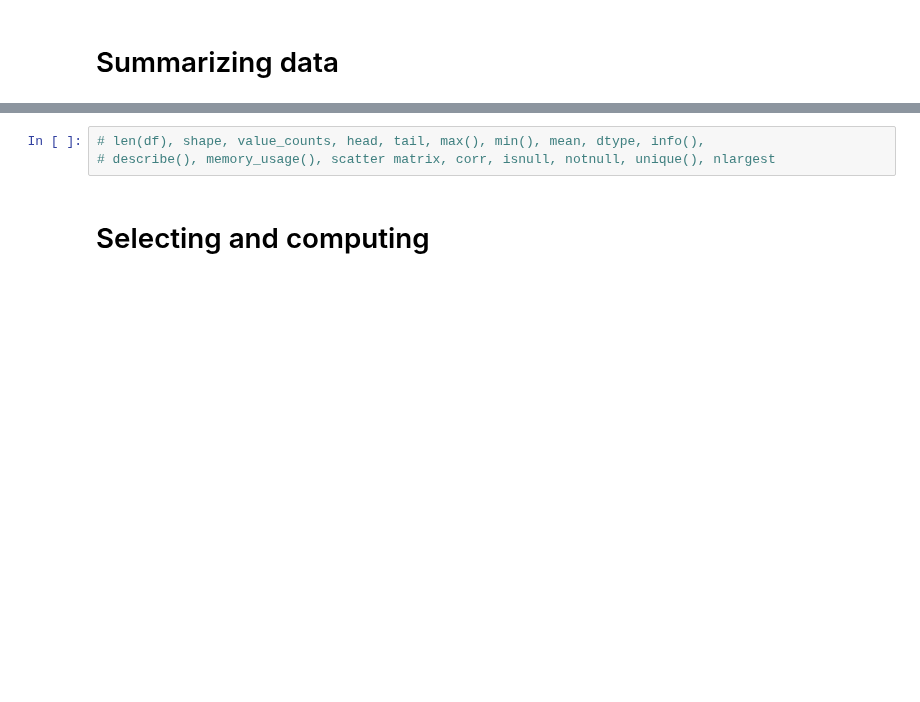
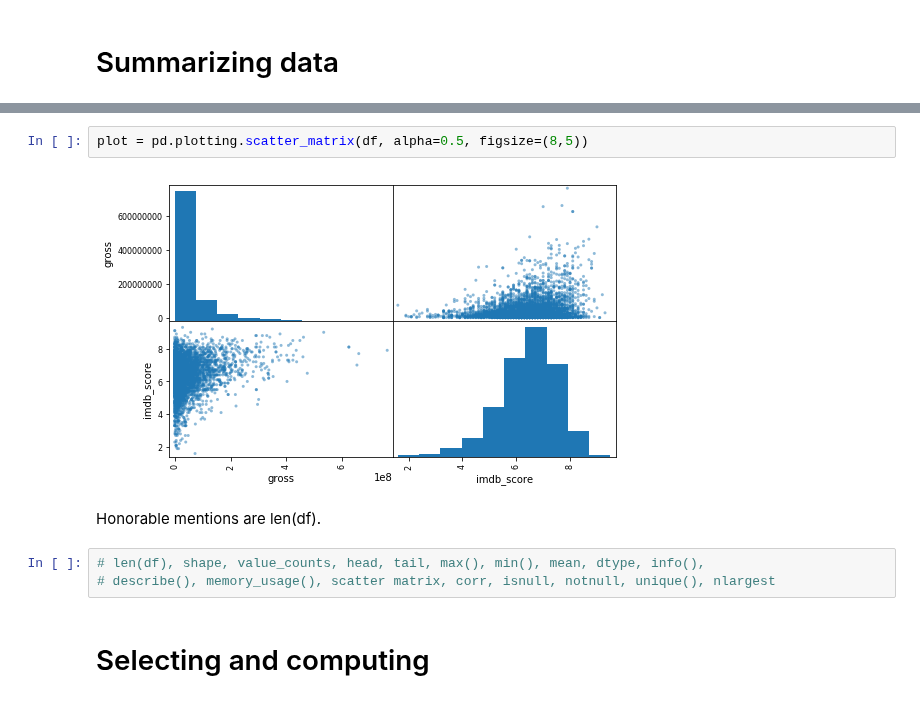
Before and after one commit to tommyod/awesome-pandas, a Jupyter notebook: cheat_sheet/Cheat Sheet.ipynb, the cells around one changed output, grey strips where cells are left out. Saved outputs shown, nothing was run; the diff lists cells and outputs as text; blank space fills up the shorter version.

```diff
--- a/cheat_sheet/Cheat Sheet.ipynb
+++ b/cheat_sheet/Cheat Sheet.ipynb
@@ -137,3 +173,9 @@ dtype: int64
+# %%
+plot = pd.plotting.scatter_matrix(df, alpha=0.5, figsize=(8,5))
+# %% [output]
+[figure, added]
+# %% [markdown]
+Honorable mentions are len(df).
 # %%
 # len(df), shape, value_counts, head, tail, max(), min(), mean, dtype, info(),
 # describe(), memory_usage(), scatter matrix, corr, isnull, notnull, unique(), nlargest
```
Also changed, not shown: parts of 38 cells of this notebook, 1 other file.
